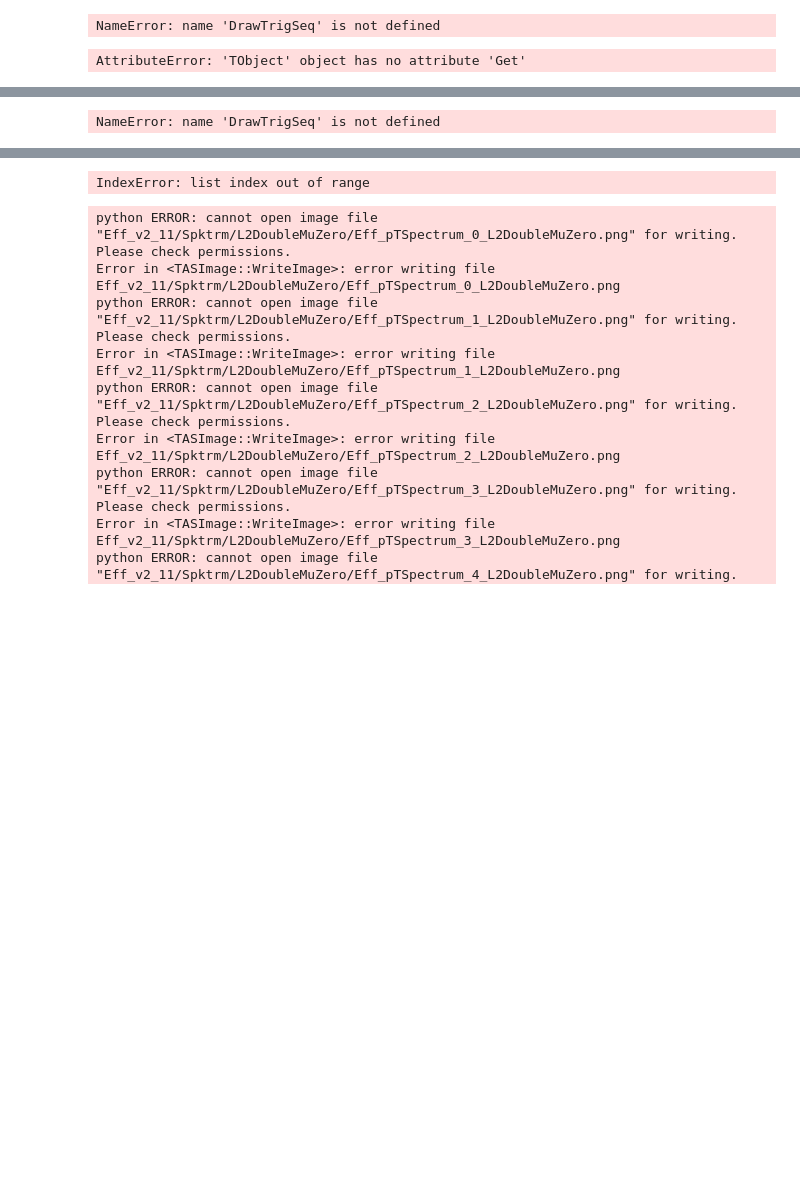
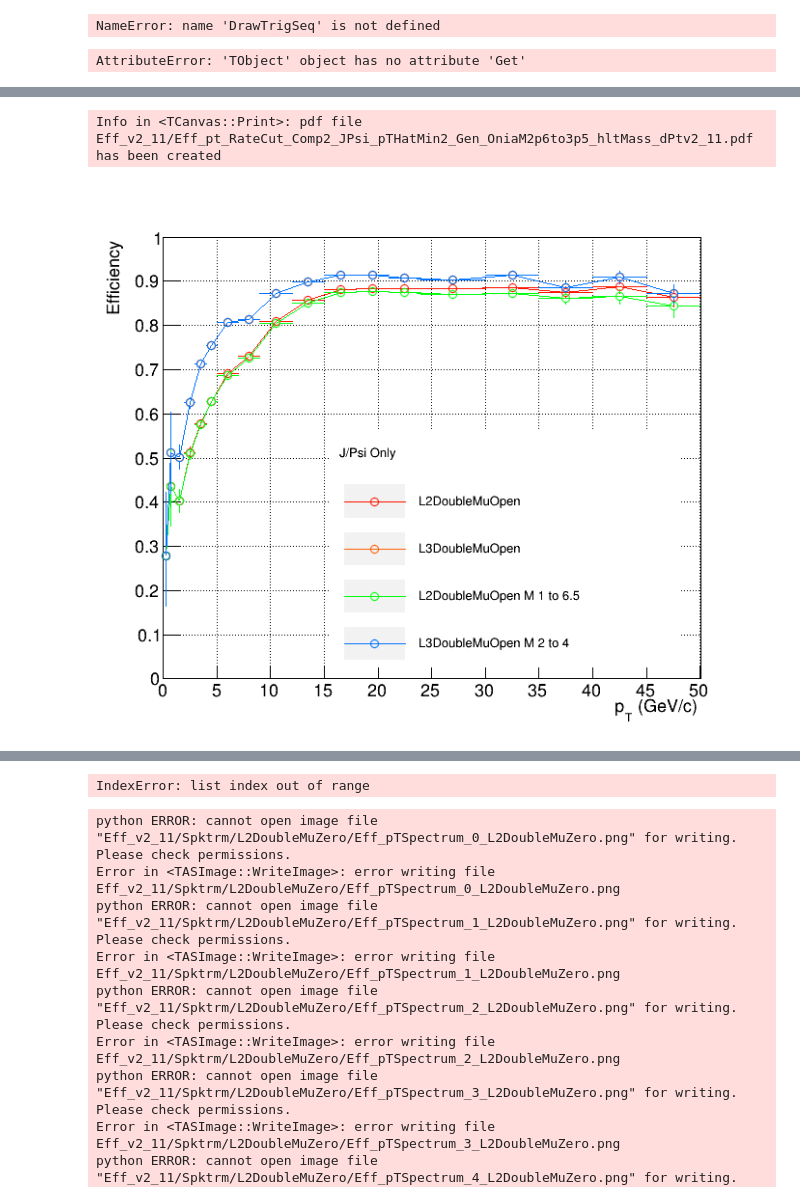
Before and after one commit to vince502/EffCalc, a Jupyter notebook: GetEfficiency.ipynb, the cells around one changed output, grey strips where cells are left out. Saved outputs shown, nothing was run; the diff lists cells and outputs as text; code cells hidden in the pictures; blank space fills up the shorter version.

```diff
--- a/GetEfficiency.ipynb
+++ b/GetEfficiency.ipynb
@@ -461,39 +471,42 @@ Info in <TCanvas::Print>: png file Eff_v2_11/Eff_pt_RateCut_Comp_hltMass_JPsi_pT
 # %%
 
 leg.SetNColumns(1)
 leg.SetTextSize(0.024)
 leg.SetX1(0.35);leg.SetX2(0.87);leg.SetY1(0.12);leg.SetY2(0.55);
 leg.Clear()
 #canv, leg = DrawTrigSeq(f_out1.Get("L1DoubleMuOpen"), 'pt', canv, _col = 221, _leg = leg, _disc = "L1DoubleMuOpen v2-6")
 #canv, leg = DrawTrigSeq(f_out1.Get("L1DoubleMuZero"), 'pt', canv, _and = True, _col = 221, _leg = leg, _disc = "L1DoubleMuZero v2-6")
 #canv, leg = DrawTrigSeq(f_out1.Get("L1DoubleMuSQ"), 'pt', canv, _and = True, _col = 208, _leg = leg, _disc = "L1DoubleMu SQ v2-6")
-
+leg.SetHeader("J/Psi Only")
 canv, leg = DrawTrigSeq(f_out2.Get("L2DoubleMuOpen"), 'pt', canv, _and = False, _col = getcolor(0), _leg = leg, _marker = 24, _disc = "L2DoubleMuOpen")# %s" % ver1)# v2-7-mod1")
 canv, leg = DrawTrigSeq(f_out2.Get("L3DoubleMuOpen"), 'pt', canv, _and = True, _col = getcolor(1), _leg = leg, _marker = 24, _disc = "L3DoubleMuOpen")# %s" % ver1)# v2-7-mod1")
-canv, leg = DrawTrigSeq(f_out2.Get("L2DoubleMuOpen"), 'pt_4p0', canv, _and = True, _col = getcolor(2), _leg = leg, _marker = 20, _disc = "L2DoubleMu Open pt > 4")# %s" % ver1)# v2-7-mod1")
-canv, leg = DrawTrigSeq(f_out2.Get("L3DoubleMuOpen"), 'pt_3p4', canv, _and = True, _col = getcolor(3), _leg = leg, _marker = 20, _disc = "L3DoubleMu Open pt > 3.4")# %s" % ver1)# v2-7-mod1")
-canv, leg = DrawTrigSeq(f_out2.Get("L3DoubleMuOpen_drMax3p5_M0to7_Open"), 'pt', canv, _and = True, _col = getcolor(10), _leg = leg, _marker = 25, _disc = "L3DoubleMu M0to7 Open")# %s" % ver1)# v2-7-mod1")
-canv, leg = DrawTrigSeq(f_out2.Get("L3DoubleMuOpen_drMax3p5_M2p2to4p4_Open"), 'pt', canv, _and = True, _col = getcolor(12), _leg = leg, _marker = 29, _disc = "L3DoubleMu M2.2to4.4 Open")# %s" % ver1)# v2-7-mod1")
-canv, leg = DrawTrigSeq(f_out2.Get("L3DoubleMuOpen_drMax3p5_M2p2to4p4_Open_Vtx"), 'pt', canv, _and = True, _col = getcolor(16), _leg = leg, _marker = 31, _disc = "L3DoubleMu M2.2to4.4 Open Vtx")# %s" % ver1)# v2-7-mod1")
+canv, leg = DrawTrigSeq(f_out2.Get("L2DoubleMuOpen_DoHLTCut_Mass"), 'pt', canv, _and = True, _col = getcolor(10), _leg = leg, _marker = 24, _disc = "L2DoubleMuOpen M 1 to 6.5")# %s" % ver1)# v2-7-mod1")
+canv, leg = DrawTrigSeq(f_out2.Get("L3DoubleMuOpen_DoHLTCut_Mass"), 'pt', canv, _and = True, _col = getcolor(18), _leg = leg, _marker = 24, _disc = "L3DoubleMuOpen M 2 to 4")# %s" % ver1)# v2-7-mod1")
+# canv, leg = DrawTrigSeq(f_out2.Get("L2DoubleMuOpen"), 'pt_4p0', canv, _and = True, _col = getcolor(2), _leg = leg, _marker = 20, _disc = "L2DoubleMu Open pt > 4")# %s" % ver1)# v2-7-mod1")
+# canv, leg = DrawTrigSeq(f_out2.Get("L3DoubleMuOpen"), 'pt_3p4', canv, _and = True, _col = getcolor(3), _leg = leg, _marker = 20, _disc = "L3DoubleMu Open pt > 3.4")# %s" % ver1)# v2-7-mod1")
+# canv, leg = DrawTrigSeq(f_out2.Get("L3DoubleMuOpen_drMax3p5_M0to7_Open"), 'pt', canv, _and = True, _col = getcolor(10), _leg = leg, _marker = 25, _disc = "L3DoubleMu M0to7 Open")# %s" % ver1)# v2-7-mod1")
+# canv, leg = DrawTrigSeq(f_out2.Get("L3DoubleMuOpen_drMax3p5_M2p2to4p4_Open"), 'pt', canv, _and = True, _col = getcolor(12), _leg = leg, _marker = 29, _disc = "L3DoubleMu M2.2to4.4 Open")# %s" % ver1)# v2-7-mod1")
+# canv, leg = DrawTrigSeq(f_out2.Get("L3DoubleMuOpen_drMax3p5_M2p2to4p4_Open_Vtx"), 'pt', canv, _and = True, _col = getcolor(16), _leg = leg, _marker = 31, _disc = "L3DoubleMu M2.2to4.4 Open Vtx")# %s" % ver1)# v2-7-mod1")
 
 
 # canv, leg = DrawTrigSeq(f_out2.Get("L2DoubleMuZero"), 'pt', canv, _and = True, _col = getcolor(6), _leg = leg, _marker = 25, _disc = "L2DoubleMuZero")# %s" % ver1)# v2-7-mod1")
 # canv, leg = DrawTrigSeq(f_out2.Get("L3DoubleMuZero"), 'pt', canv, _and = True, _col = getcolor(8), _leg = leg, _marker = 25, _disc = "L3DoubleMuZero")# %s" % ver1)# v2-7-mod1")
 # canv, leg = DrawTrigSeq(f_out2.Get("L2DoubleMuZero"), 'pt_3p8', canv, _and = True, _col = getcolor(10), _leg = leg, _marker = 39,  _disc = "L2DoubleMuZero pt > 3.8")#%s" % ver1)# v2-7-mod1")
 # canv, leg = DrawTrigSeq(f_out2.Get("L3DoubleMuZero"), 'pt_3p1', canv, _and = True, _col = getcolor(12), _leg = leg, _marker = 21, _disc = "L3DoubleMuZero pt > 3.1")#%s" % ver1)# v2-7-mod1")
 
 # canv, leg = DrawTrigSeq(f_out2.Get("L2DoubleMuSQ"), 'pt', canv, _and = True, _col = getcolor(16), _leg = leg, _marker = 26, _disc = "L2DoubleMu SQ")# %s" % ver1)# v2-7-mod1")
 # canv, leg = DrawTrigSeq(f_out2.Get("L3DoubleMuSQ"), 'pt', canv, _and = True, _col = getcolor(18), _leg = leg, _marker = 26, _disc = "L3DoubleMu SQ")# %s" % ver1)# v2-7-mod1")
 # canv, leg = DrawTrigSeq(f_out2.Get("L2DoubleMuSQ"), 'pt_3p5', canv, _and = True, _col = getcolor(20), _leg = leg, _marker = 22, _disc = "L2DoubleMu SQ pt > 3.5")# %s" % ver1)# v2-7-mod1")
 # canv, leg = DrawTrigSeq(f_out2.Get("L3DoubleMuSQ"), 'pt_3p0', canv, _and = True, _col = getcolor(22), _leg = leg, _marker = 22, _disc = "L3DoubleMu SQ pt > 3")# %s" % ver1)# v2-7-mod1")
 
 # canv, leg = DrawTrigSeq(f_leg.Get("HLT_HIL1DoubleMuOpen_v"), 'pt', canv, _and = True, _col = 2, _leg = leg, _disc = "HLT_HIL1DoubleMu0_Legacy_v")
 leg.DrawClone()
 canv.Draw()
 canv.SaveAs("%s/Eff_pt_RateCut_Comp2_%s.pdf" % (pltdir, ver) )
 leg.Clear()
 # %% [output]
-NameError: name 'DrawTrigSeq' is not defined
+Info in <TCanvas::Print>: pdf file Eff_v2_11/Eff_pt_RateCut_Comp2_JPsi_pTHatMin2_Gen_OniaM2p6to3p5_hltMass_dPtv2_11.pdf has been created
+[figure, added]
 # %%
 leg.Clear()
 leg.SetX1(0.52);leg.SetX2(0.87);leg.SetY1(0.12);leg.SetY2(0.35); tg = "L2DoubleMuOpen"
```
Also changed, not shown: parts of 4 cells of this notebook, 8 other files.
